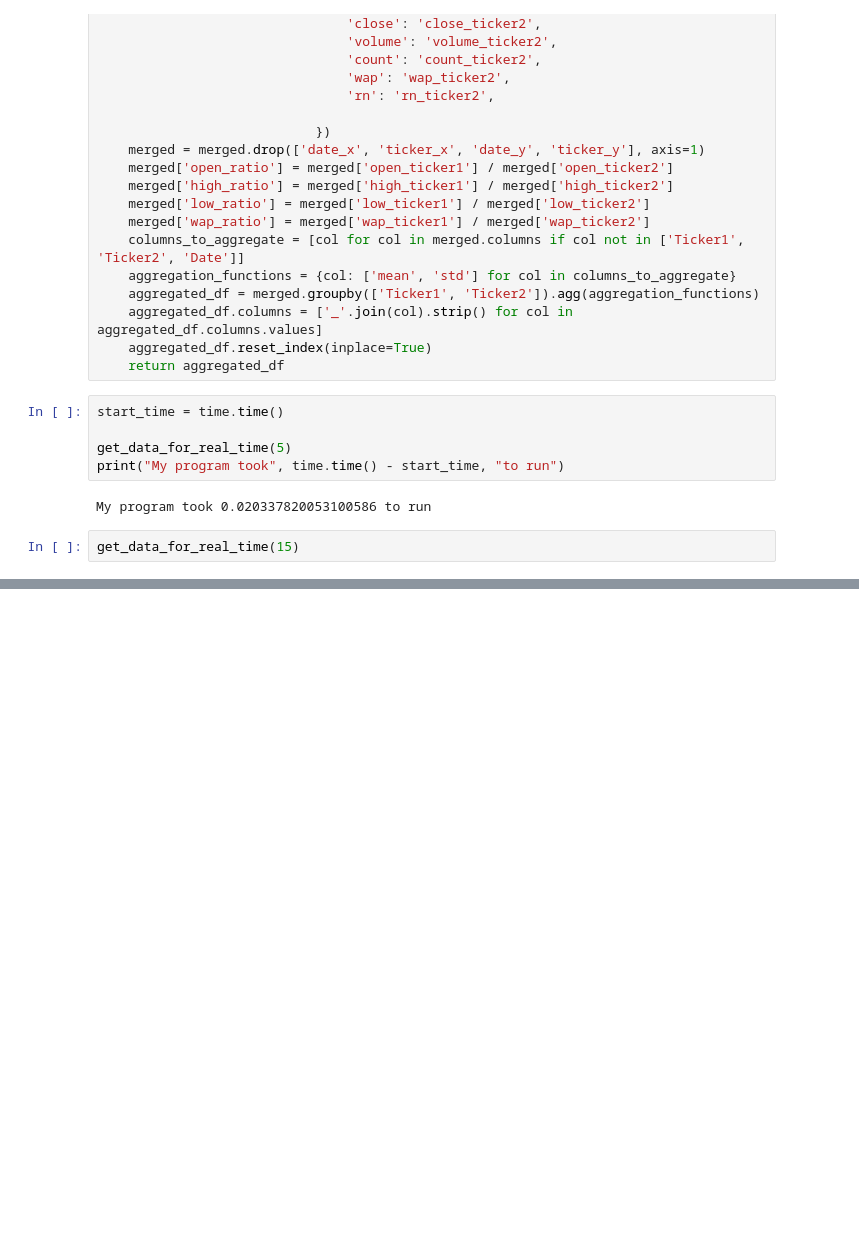
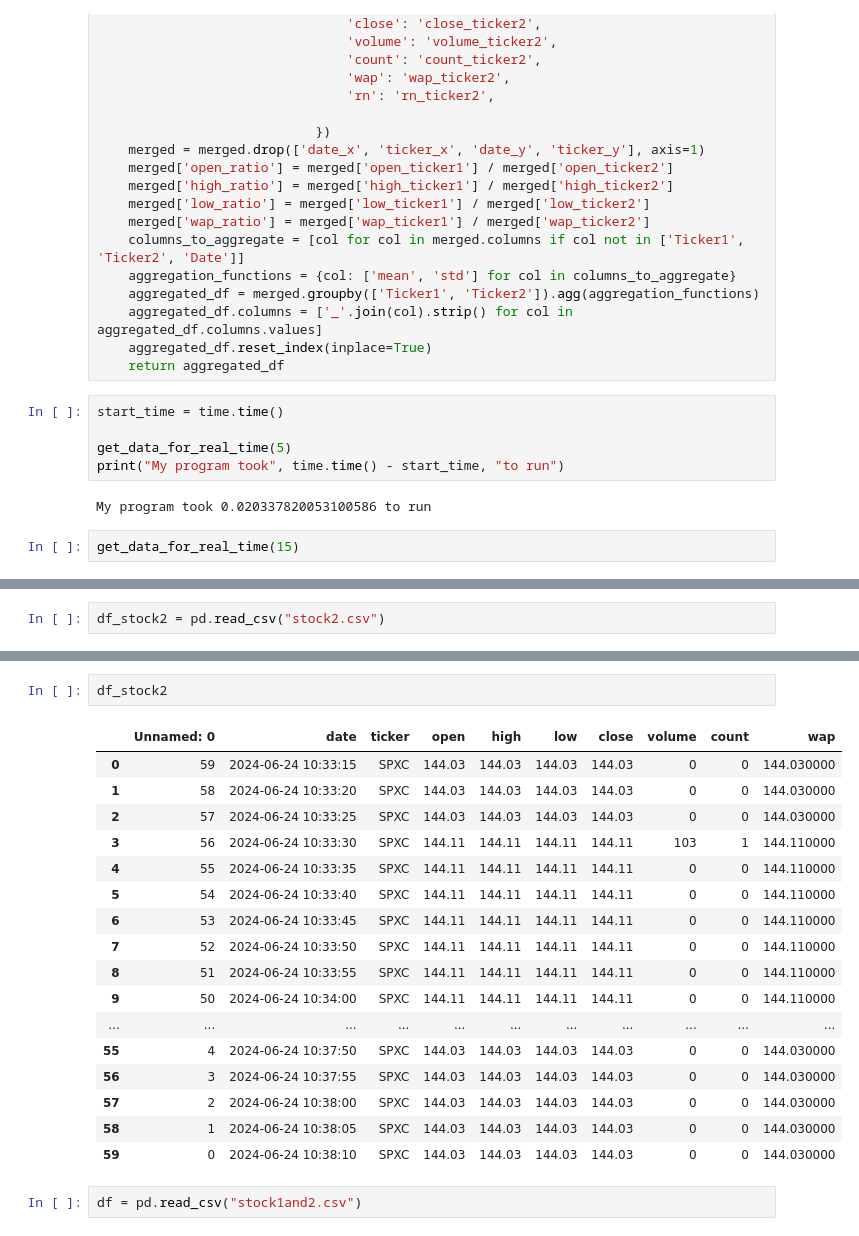
Before and after one commit to taiconley/ibkr, a Jupyter notebook: pairs/Hourly Pairs.ipynb, the cells around one changed output, grey strips where cells are left out. Drawn from its saved outputs; the diff is of its cells as text; blank space fills up the shorter version.

```diff
--- a/pairs/Hourly Pairs.ipynb
+++ b/pairs/Hourly Pairs.ipynb
@@ -489,0 +576,2 @@ get_data_for_real_time(15)
+# %%
+df_stock2 = pd.read_csv("stock2.csv")
@@ -489,0 +598,22 @@ get_data_for_real_time(15)
+# %%
+df_stock2
+# %% [output]
+|  | Unnamed: 0 | date | ticker | open | high | low | close | volume | count | wap |
+| 0 | 59 | 2024-06-24 10:33:15 | SPXC | 144.03 | 144.03 | 144.03 | 144.03 | 0 | 0 | 144.030000 |
+| 1 | 58 | 2024-06-24 10:33:20 | SPXC | 144.03 | 144.03 | 144.03 | 144.03 | 0 | 0 | 144.030000 |
+| 2 | 57 | 2024-06-24 10:33:25 | SPXC | 144.03 | 144.03 | 144.03 | 144.03 | 0 | 0 | 144.030000 |
+| 3 | 56 | 2024-06-24 10:33:30 | SPXC | 144.11 | 144.11 | 144.11 | 144.11 | 103 | 1 | 144.110000 |
+| 4 | 55 | 2024-06-24 10:33:35 | SPXC | 144.11 | 144.11 | 144.11 | 144.11 | 0 | 0 | 144.110000 |
+| 5 | 54 | 2024-06-24 10:33:40 | SPXC | 144.11 | 144.11 | 144.11 | 144.11 | 0 | 0 | 144.110000 |
+| 6 | 53 | 2024-06-24 10:33:45 | SPXC | 144.11 | 144.11 | 144.11 | 144.11 | 0 | 0 | 144.110000 |
+| 7 | 52 | 2024-06-24 10:33:50 | SPXC | 144.11 | 144.11 | 144.11 | 144.11 | 0 | 0 | 144.110000 |
+| 8 | 51 | 2024-06-24 10:33:55 | SPXC | 144.11 | 144.11 | 144.11 | 144.11 | 0 | 0 | 144.110000 |
+| 9 | 50 | 2024-06-24 10:34:00 | SPXC | 144.11 | 144.11 | 144.11 | 144.11 | 0 | 0 | 144.110000 |
+| ... | ... | ... | ... | ... | ... | ... | ... | ... | ... | ... |
+| 55 | 4 | 2024-06-24 10:37:50 | SPXC | 144.03 | 144.03 | 144.03 | 144.03 | 0 | 0 | 144.030000 |
+| 56 | 3 | 2024-06-24 10:37:55 | SPXC | 144.03 | 144.03 | 144.03 | 144.03 | 0 | 0 | 144.030000 |
+| 57 | 2 | 2024-06-24 10:38:00 | SPXC | 144.03 | 144.03 | 144.03 | 144.03 | 0 | 0 | 144.030000 |
+| 58 | 1 | 2024-06-24 10:38:05 | SPXC | 144.03 | 144.03 | 144.03 | 144.03 | 0 | 0 | 144.030000 |
+| 59 | 0 | 2024-06-24 10:38:10 | SPXC | 144.03 | 144.03 | 144.03 | 144.03 | 0 | 0 | 144.030000 |
+# %%
+df = pd.read_csv("stock1and2.csv")
```
Also changed, not shown: parts of 25 cells of this notebook, 18 other files.
